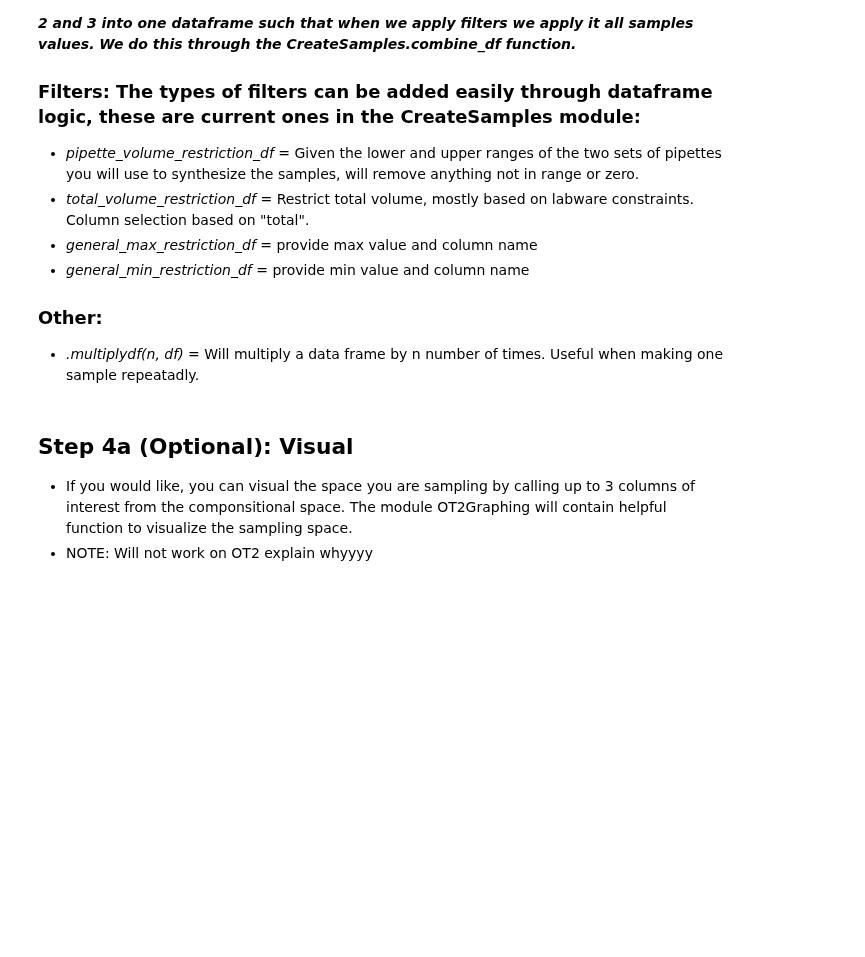
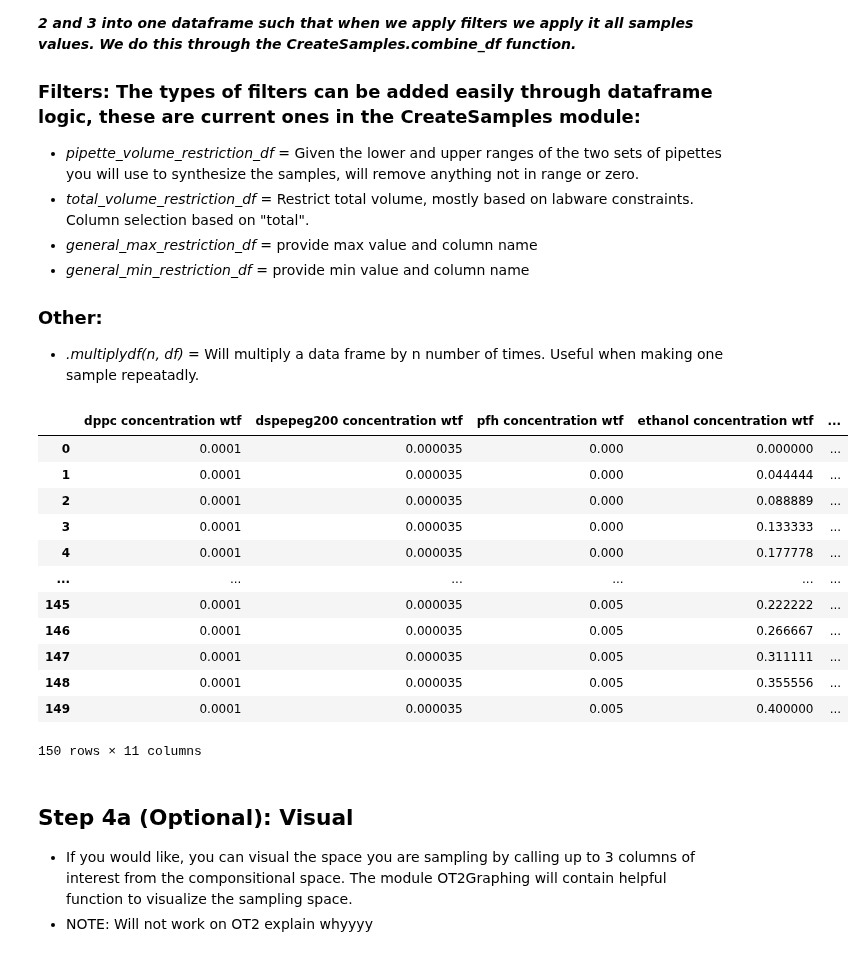
Before and after one commit to pozzo-research-group/OT2-DOE, a Jupyter notebook: PlanPrepareProcess/Plan and Execute Synthesis Notebook.ipynb, the cells around one changed output. Saved outputs shown, nothing was run; the diff lists cells and outputs as text; code cells hidden in the pictures; blank space fills up the shorter version.

```diff
--- a/PlanPrepareProcess/Plan and Execute Synthesis Notebook.ipynb
+++ b/PlanPrepareProcess/Plan and Execute Synthesis Notebook.ipynb
@@ -83,8 +83,24 @@ volume_canidates = CreateSamples.calculate_ouzo_volumes_from_wtf(concentration_c
 # %%
 complete_df_unfiltered = CreateSamples.combine_df_hotdog(concentration_canidates, volume_canidates)
 
-complete_df_filtered = CreateSamples.pipette_volume_restriction_df(complete_df_unfiltered, 30, 1000, ['N', 'N', 'N', 'N', 'Y'])
+# complete_df_filtered = CreateSamples.pipette_volume_restriction_df(complete_df_unfiltered, 30, 1000, ['N', 'N', 'N', 'N', 'Y'])
 complete_df_filtered = CreateSamples.total_volume_restriction_df(complete_df_filtered, 1500)
+
+complete_df_unfiltered
+# %% [output]
+|  | dppc concentration wtf | dspepeg200 concentration wtf | pfh concentration wtf | ethanol concentration wtf | ... |
+| 0 | 0.0001 | 0.000035 | 0.000 | 0.000000 | ... |
+| 1 | 0.0001 | 0.000035 | 0.000 | 0.044444 | ... |
+| 2 | 0.0001 | 0.000035 | 0.000 | 0.088889 | ... |
+| 3 | 0.0001 | 0.000035 | 0.000 | 0.133333 | ... |
+| 4 | 0.0001 | 0.000035 | 0.000 | 0.177778 | ... |
+| ... | ... | ... | ... | ... | ... |
+| 145 | 0.0001 | 0.000035 | 0.005 | 0.222222 | ... |
+| 146 | 0.0001 | 0.000035 | 0.005 | 0.266667 | ... |
+| 147 | 0.0001 | 0.000035 | 0.005 | 0.311111 | ... |
+| 148 | 0.0001 | 0.000035 | 0.005 | 0.355556 | ... |
+| 149 | 0.0001 | 0.000035 | 0.005 | 0.400000 | ... |
+150 rows × 11 columns
 # %% [markdown]
 ## Step 4a (Optional): Visual
 * If you would like, you can visual the space you are sampling by calling up to 3 columns of interest from the componsitional space. The module OT2Graphing will contain helpful function to visualize the sampling space.
```
Also changed, not shown: parts of 3 cells of this notebook, 10 other files.
